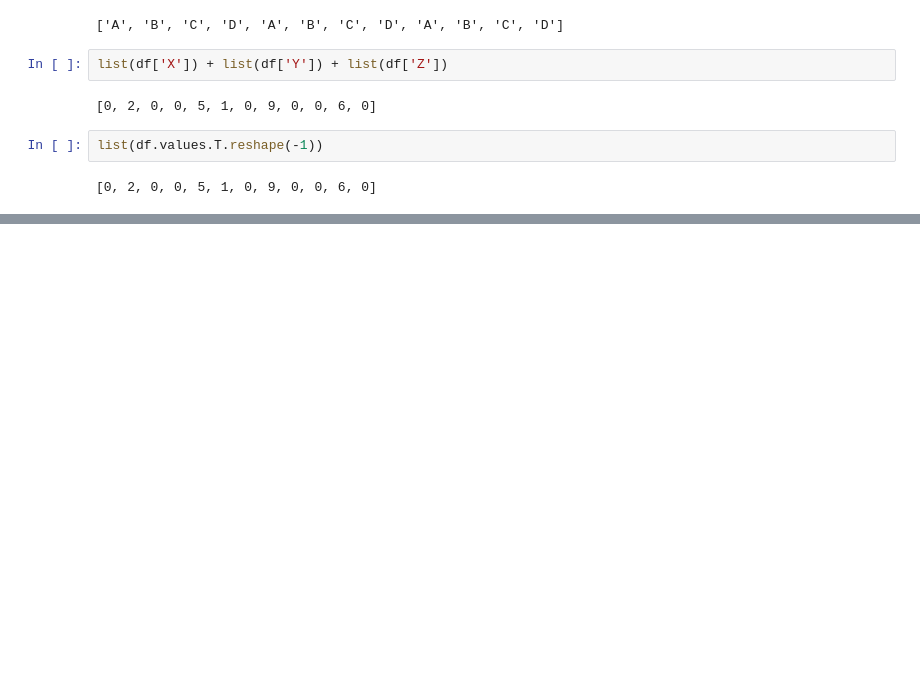
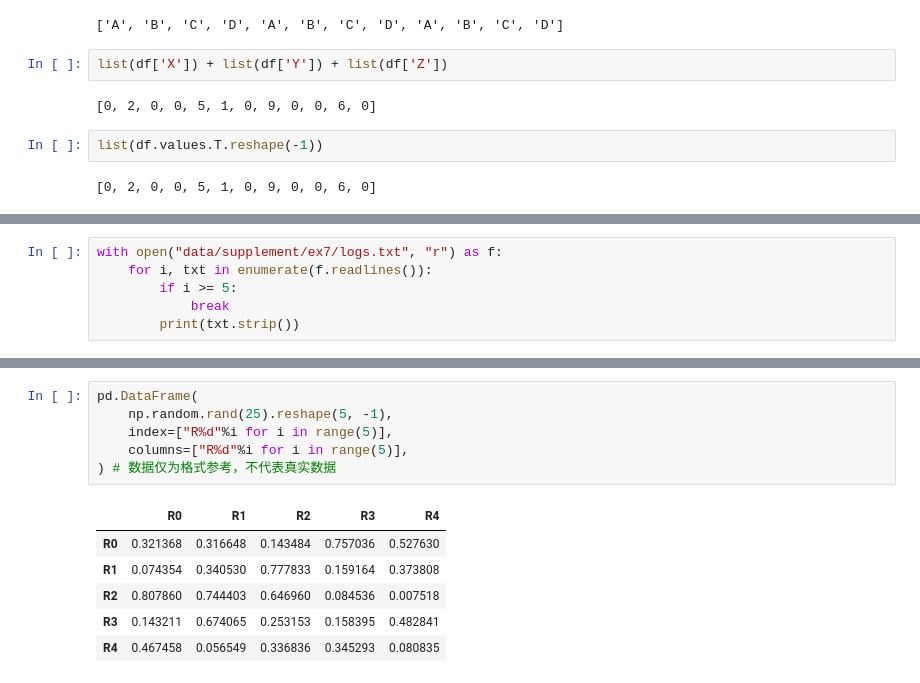
Before and after one commit to gxx-ljy/Pandas-, a Jupyter notebook: 综合题二.ipynb, the cells around one changed output, grey strips where cells are left out. Drawn from its saved outputs; the diff is of its cells as text; blank space fills up the shorter version.

```diff
--- a/综合题二.ipynb
+++ b/综合题二.ipynb
@@ -525,0 +527,6 @@ list(df.values.T.reshape(-1))
+# %%
+with open("data/supplement/ex7/logs.txt", "r") as f:
+    for i, txt in enumerate(f.readlines()):
+        if i >= 5:
+            break
+        print(txt.strip())
@@ -525,0 +585,13 @@ list(df.values.T.reshape(-1))
+# %%
+pd.DataFrame(
+    np.random.rand(25).reshape(5, -1),
+    index=["R%d"%i for i in range(5)],
+    columns=["R%d"%i for i in range(5)],
+) # 数据仅为格式参考，不代表真实数据
+# %% [output]
+|  | R0 | R1 | R2 | R3 | R4 |
+| R0 | 0.321368 | 0.316648 | 0.143484 | 0.757036 | 0.527630 |
+| R1 | 0.074354 | 0.340530 | 0.777833 | 0.159164 | 0.373808 |
+| R2 | 0.807860 | 0.744403 | 0.646960 | 0.084536 | 0.007518 |
+| R3 | 0.143211 | 0.674065 | 0.253153 | 0.158395 | 0.482841 |
+| R4 | 0.467458 | 0.056549 | 0.336836 | 0.345293 | 0.080835 |
```
Also changed, not shown: parts of 9 cells of this notebook.
